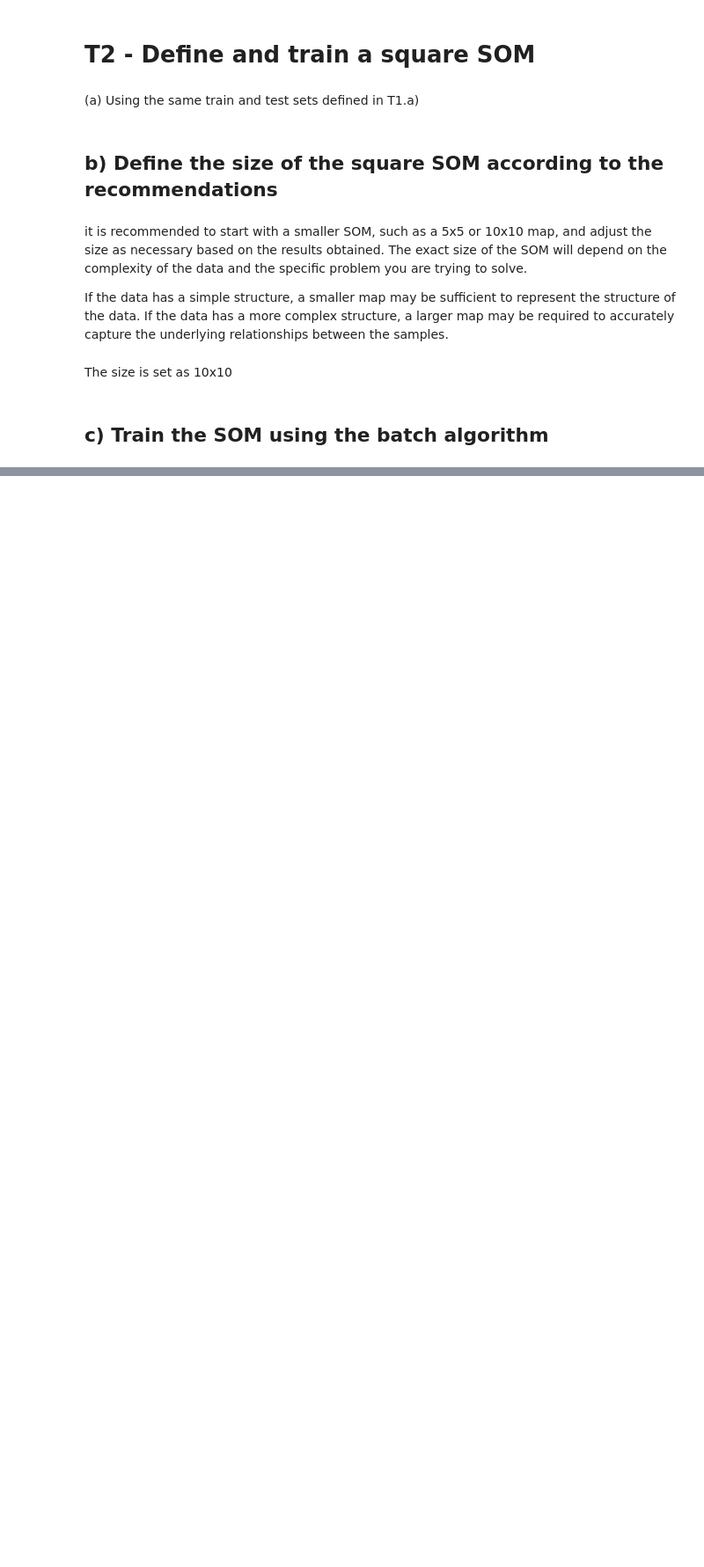
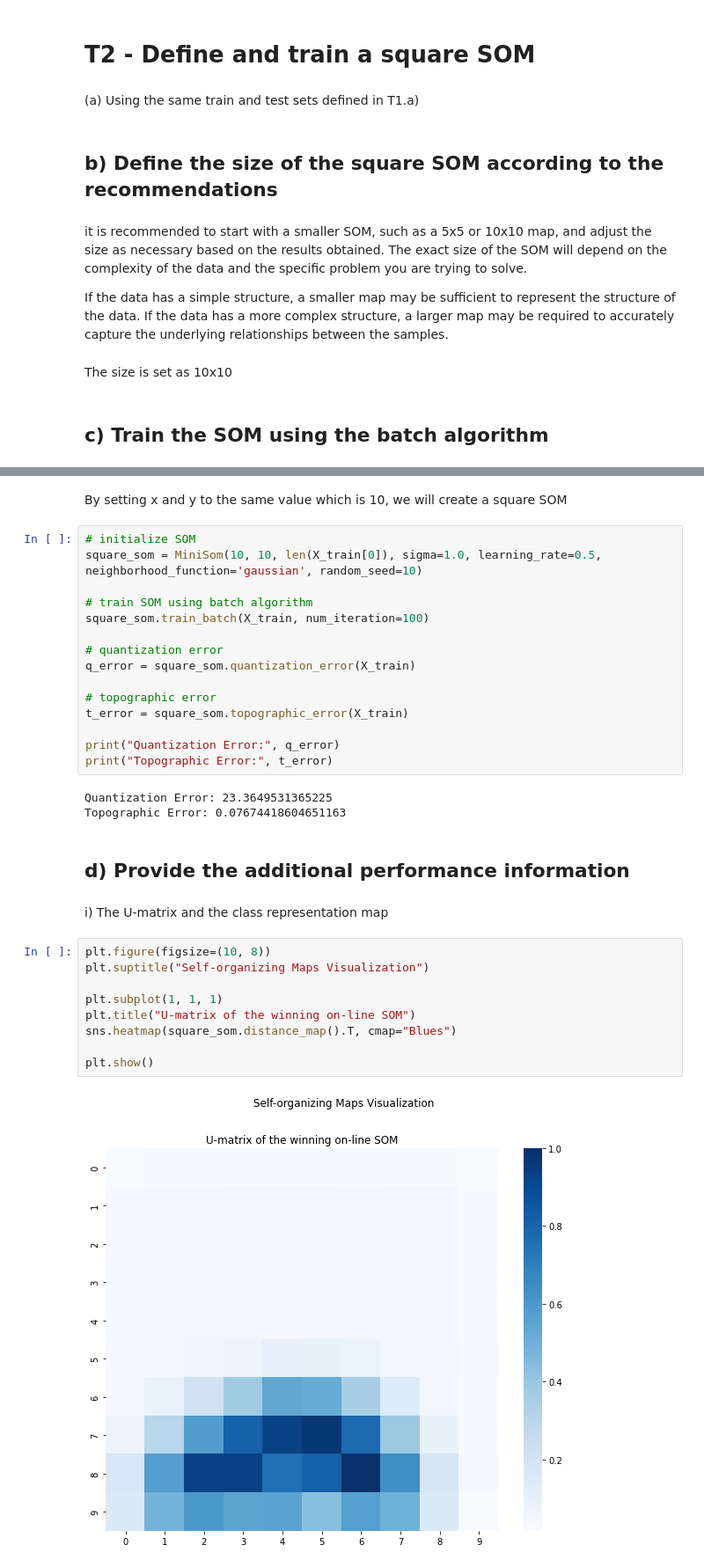
Before and after one commit to melihkurtaran/MachineLearning, a Jupyter notebook: SelfOrganizingMaps/SelfOrganizingMaps.ipynb, the cells around one changed output, grey strips where cells are left out. Shown at 88% size. Saved outputs shown, nothing was run; the diff lists cells and outputs as text; blank space fills up the shorter version.

```diff
--- a/SelfOrganizingMaps/SelfOrganizingMaps.ipynb
+++ b/SelfOrganizingMaps/SelfOrganizingMaps.ipynb
@@ -187,0 +267,35 @@ The size is set as 10x10
+# %% [markdown]
+By setting x and y to the same value which is 10, we will create a square SOM
+# %%
+# initialize SOM
+square_som = MiniSom(10, 10, len(X_train[0]), sigma=1.0, learning_rate=0.5, neighborhood_function='gaussian', random_seed=10)
+
+# train SOM using batch algorithm
+square_som.train_batch(X_train, num_iteration=100)
+
+# quantization error
+q_error = square_som.quantization_error(X_train)
+
+# topographic error
+t_error = square_som.topographic_error(X_train)
+
+print("Quantization Error:", q_error)
+print("Topographic Error:", t_error)
+# %% [output]
+Quantization Error: 23.3649531365225
+Topographic Error: 0.07674418604651163
+# %% [markdown]
+## **d) Provide the additional performance information**
+# %% [markdown]
+i) The U-matrix and the class representation map
+# %%
+plt.figure(figsize=(10, 8))
+plt.suptitle("Self-organizing Maps Visualization")
+
+plt.subplot(1, 1, 1)
+plt.title("U-matrix of the winning on-line SOM")
+sns.heatmap(square_som.distance_map().T, cmap="Blues")
+
+plt.show()
+# %% [output]
+[figure, added]
```
Also changed, not shown: parts of 19 cells of this notebook.
